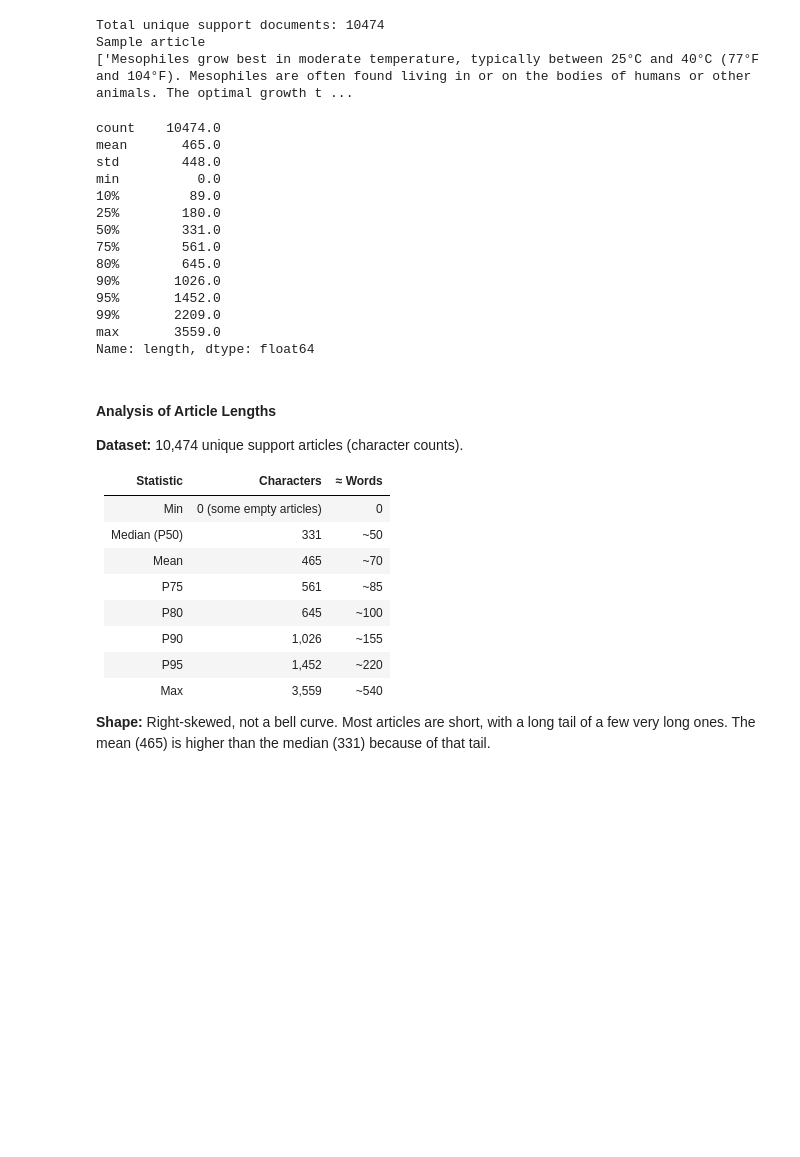
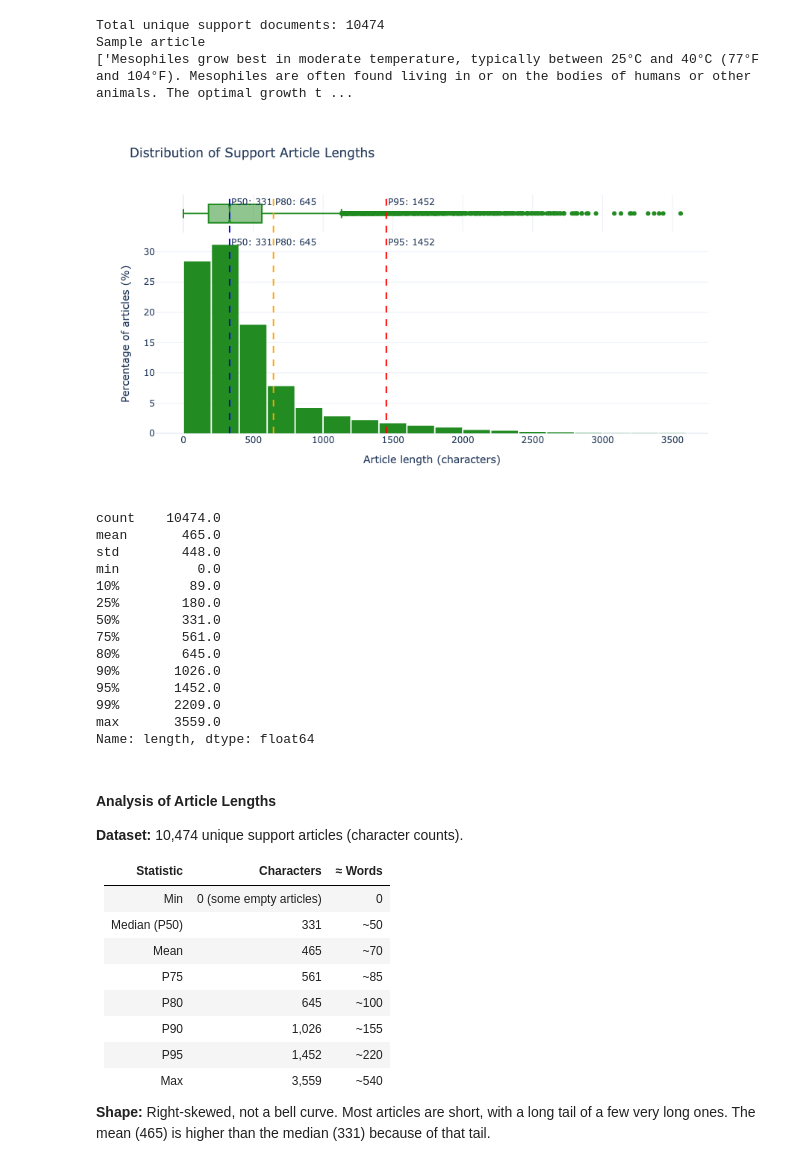
Before and after one commit to aranta-rokade/speedrun-gen-ai, a Jupyter notebook: 04-rag/b-RAG-rerank-chunking-vectorDB.ipynb, the cells around one changed output. Drawn from its saved outputs; the diff is of its cells as text; code cells hidden in the pictures; blank space fills up the shorter version.

Commit message:
[fix] fix the graph on github

```diff
--- a/04-rag/b-RAG-rerank-chunking-vectorDB.ipynb
+++ b/04-rag/b-RAG-rerank-chunking-vectorDB.ipynb
@@ -57,33 +57,35 @@ Sample article
 # %%
 import numpy as np
 import pandas as pd
 import plotly.express as px
 
 lengths_df = pd.DataFrame({"length": support_lengths})
 
 # Histogram of article lengths with a box plot on top
 fig = px.histogram(
     lengths_df,
     x="length",
     nbins=20,
     histnorm="percent",
     marginal="box",
     title="Distribution of Support Article Lengths",
     labels={"length": "Article length (characters)"},
     color_discrete_sequence=["forestgreen"],
 )
 
 # Mark key percentiles
 for p, color in [(50, "blue"), (80, "orange"), (95, "red")]:
     v = np.percentile(support_lengths, p)
     fig.add_vline(x=v, line_dash="dash", line_color=color,
                   annotation_text=f"P{p}: {int(v)}", annotation_position="top right")
 fig.update_layout(template="plotly_white", yaxis_title="Percentage of articles (%)", bargap=0.05)
-fig.update_layout(template="plotly_white", yaxis_title="Number of articles", bargap=0.05)
-fig.show()
+
+# Render as static PNG so the chart shows on GitHub (interactive plotly needs JavaScript, which GitHub doesn't run)
+fig.show(renderer="png", width=900, height=500)
 
 print(lengths_df["length"].describe(percentiles=[.1, .25, .5, .75, .8, .9, .95, .99]).round(0))
 # %% [output]
+[figure, added]
 count    10474.0
 mean       465.0
 std        448.0
```
Also changed, not shown: parts of 1 cell of this notebook.
